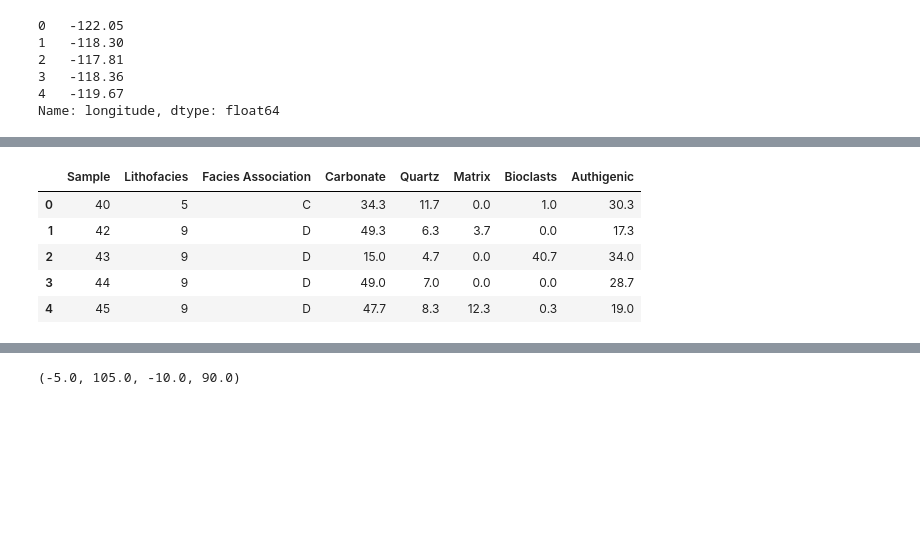
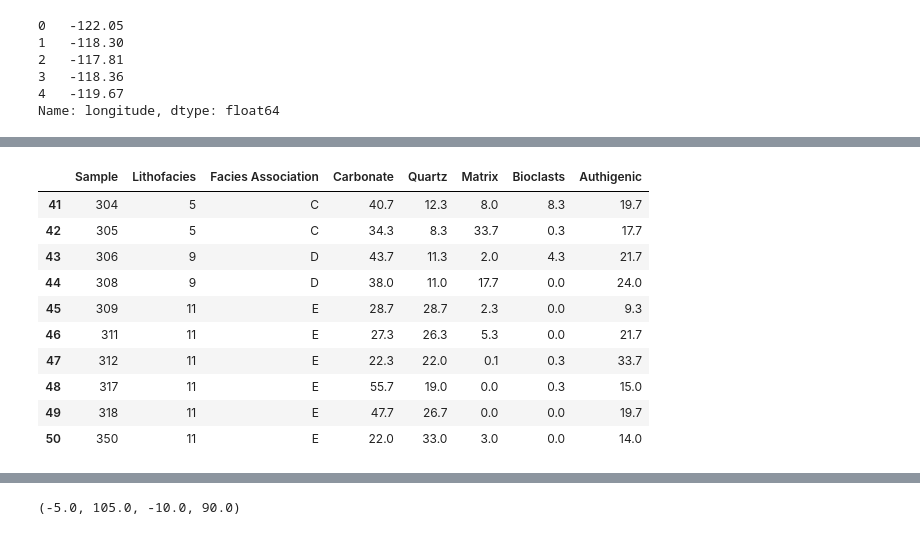
Before and after one commit to joaramirezra/Material-Apoyo-Geopython, a Jupyter notebook: clase9.ipynb, the cells around one changed output, grey strips where cells are left out. Cells and saved outputs as stored; diff of their text form; code cells hidden in the pictures; blank space fills up the shorter version.

```diff
--- a/clase9.ipynb
+++ b/clase9.ipynb
@@ -114,14 +193,19 @@ memory usage: 211.1 KB
 # %%
 # Cargamos archivos
 
 uid = "1r7AYOFEw9RgU0QaagxkHuECvfoegQWp9spQtMV8XJGI"
 url = f"https://docs.google.com/spreadsheets/d/{uid}/export?format=csv"
-df = pd.read_csv(url)
-df.head(5)
+data_mineral = pd.read_csv(url)
+data_mineral.tail(10)
 # %% [output]
 |  | Sample | Lithofacies | Facies Association | Carbonate | Quartz | Matrix | Bioclasts | Authigenic |
-| 0 | 40 | 5 | C | 34.3 | 11.7 | 0.0 | 1.0 | 30.3 |
-| 1 | 42 | 9 | D | 49.3 | 6.3 | 3.7 | 0.0 | 17.3 |
-| 2 | 43 | 9 | D | 15.0 | 4.7 | 0.0 | 40.7 | 34.0 |
-| 3 | 44 | 9 | D | 49.0 | 7.0 | 0.0 | 0.0 | 28.7 |
-| 4 | 45 | 9 | D | 47.7 | 8.3 | 12.3 | 0.3 | 19.0 |
+| 41 | 304 | 5 | C | 40.7 | 12.3 | 8.0 | 8.3 | 19.7 |
+| 42 | 305 | 5 | C | 34.3 | 8.3 | 33.7 | 0.3 | 17.7 |
+| 43 | 306 | 9 | D | 43.7 | 11.3 | 2.0 | 4.3 | 21.7 |
+| 44 | 308 | 9 | D | 38.0 | 11.0 | 17.7 | 0.0 | 24.0 |
+| 45 | 309 | 11 | E | 28.7 | 28.7 | 2.3 | 0.0 | 9.3 |
+| 46 | 311 | 11 | E | 27.3 | 26.3 | 5.3 | 0.0 | 21.7 |
+| 47 | 312 | 11 | E | 22.3 | 22.0 | 0.1 | 0.3 | 33.7 |
+| 48 | 317 | 11 | E | 55.7 | 19.0 | 0.0 | 0.3 | 15.0 |
+| 49 | 318 | 11 | E | 47.7 | 26.7 | 0.0 | 0.0 | 19.7 |
+| 50 | 350 | 11 | E | 22.0 | 33.0 | 3.0 | 0.0 | 14.0 |
```
Also changed, not shown: parts of 26 cells of this notebook.
